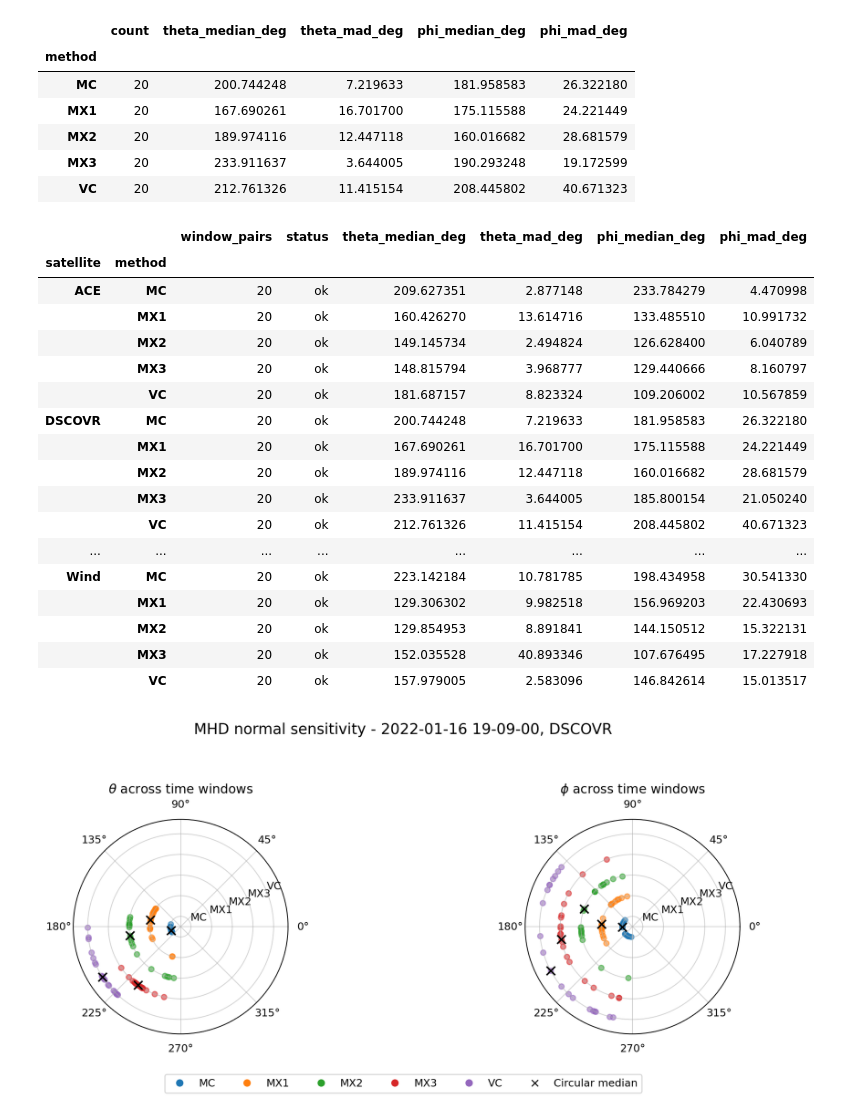
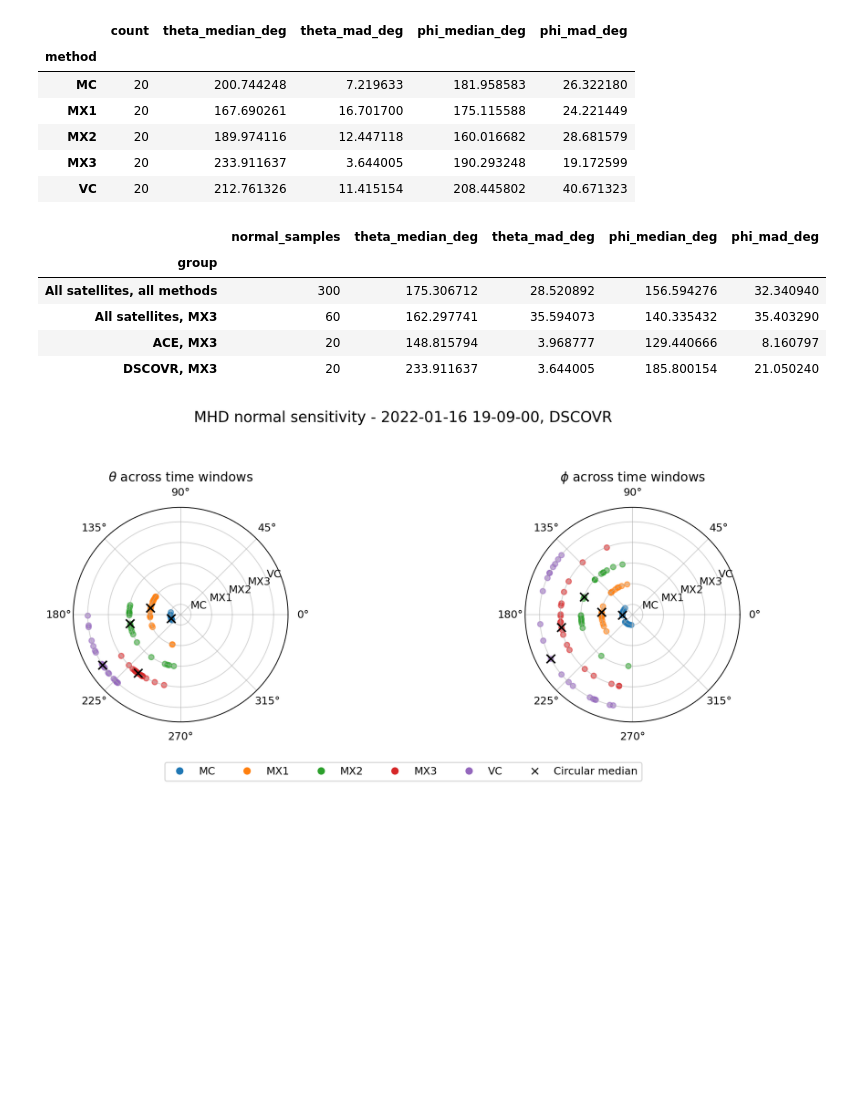
Before and after one commit to oscu0/Shock-and-Awe, a Jupyter notebook: Plots II.ipynb, the cells around one changed output. Drawn from its saved outputs; the diff is of its cells as text; code cells hidden in the pictures; blank space fills up the shorter version.

Commit message:
Codex: Collapse MHD circular statistics table

```diff
--- a/Plots II.ipynb
+++ b/Plots II.ipynb
@@ -37,6 +37,15 @@ MHD_UPSTREAM_WINDOWS = [(-8, -5), (-7, -4), (-6, -3), (-5, -2), (-4, -1)]
 MHD_DOWNSTREAM_WINDOWS = [(1, 4), (2, 5), (3, 6), (4, 7)]
 MHD_METHODS = ("MC", "MX1", "MX2", "MX3", "VC")
 
+# Each selector maps to one row in the compact Section 3 table.
+# The two global labels are injected below, so adding a row only requires another tuple here.
+MHD_TABLE_ROWS = (
+    ("All satellites, all methods", "All satellites", "All methods"),
+    ("All satellites, MX3", "All satellites", "MX3"),
+    ("ACE, MX3", "ace", "MX3"),
+    ("DSCOVR, MX3", "dscovr", "MX3"),
+)
+
 SHOCK_PARAMETERS = json.loads(SHOCK_PARAMS_PATH.read_text())
 KINEMATIC_NORMALS = json.loads(KINEMATIC_NORMALS_PATH.read_text())
 EVENT_OPTIONS = sorted(path.name for path in DATA_DIR.iterdir() if path.is_dir())
@@ -372,91 +381,87 @@ display(mhd_stats)
 | MX3 | 20 | 233.911637 | 3.644005 | 190.293248 | 19.172599 |
 | VC | 20 | 212.761326 | 11.415154 | 208.445802 | 40.671323 |
 # %%
-# Table: circular window-sweep statistics for every non-blocklisted satellite
+# Table: compact aggregate circular window-sweep statistics
 EVENT = EVENT_PICKER.value
 table_frames, table_params, _, table_satellites = load_event(EVENT)
-mhd_satellite_stat_rows = []
+mhd_window_rows = []
 
 for satellite in table_satellites:
     satellite_frame = table_frames[satellite]
     b_columns = next((columns for columns in FIELD_VECTOR_COLUMN_SETS["B"] if all(column in satellite_frame.columns for column in columns)), None)
     v_columns = next((columns for columns in FIELD_VECTOR_COLUMN_SETS["V"] if all(column in satellite_frame.columns for column in columns)), None)
 
+    # Satellites without both vectors cannot contribute an MHD normal.
     if b_columns is None or v_columns is None:
-        missing_vectors = []
-        if b_columns is None:
-            missing_vectors.append("B")
-        if v_columns is None:
-            missing_vectors.append("V")
-        for method in MHD_METHODS:
-            mhd_satellite_stat_rows.append({"satellite": satellite_label(satellite), "method": method, "window_pairs": 0, "theta_median_deg": np.nan, "theta_mad_deg": np.nan, "phi_median_deg": np.nan, "phi_mad_deg": np.nan, "status": f"missing {' and '.join(missing_vectors)} vector"})
         continue
 
     satellite_t0 = event_time_for_frame(table_params[satellite]["t0"], satellite_frame)
-    satellite_rows = []
     for upstream_window in MHD_UPSTREAM_WINDOWS:
         for downstream_window in MHD_DOWNSTREAM_WINDOWS:
             upstream_start = satellite_t0 + pd.Timedelta(minutes=upstream_window[0])
             upstream_end = satellite_t0 + pd.Timedelta(minutes=upstream_window[1])
             downstream_start = satellite_t0 + pd.Timedelta(minutes=downstream_window[0])
             downstream_end = satellite_t0 + pd.Timedelta(minutes=downstream_window[1])
 
             b_upstream = satellite_frame.loc[upstream_start:upstream_end, list(b_columns)].mean().to_numpy(dtype=float)
             b_downstream = satellite_frame.loc[downstream_start:downstream_end, list(b_columns)].mean().to_numpy(dtype=float)
             v_upstream = satellite_frame.loc[upstream_start:upstream_end, list(v_columns)].mean().to_numpy(dtype=float)
             v_downstream = satellite_frame.loc[downstream_start:downstream_end, list(v_columns)].mean().to_numpy(dtype=float)
             assert np.isfinite(np.concatenate((b_upstream, b_downstream, v_upstream, v_downstream))).all(), f"Non-finite MHD averaging window for {satellite} at {EVENT}"
 
             delta_b = b_downstream - b_upstream
             delta_v = v_downstream - v_upstream
             raw_normals = {
                 "MC": np.cross(np.cross(b_downstream, b_upstream), delta_b),
                 "MX1": np.cross(np.cross(b_upstream, delta_v), delta_b),
                 "MX2": np.cross(np.cross(b_downstream, delta_v), delta_b),
                 "MX3": np.cross(np.cross(delta_b, delta_v), delta_b),
                 "VC": delta_v,
             }
 
             for method in MHD_METHODS:
                 raw_normal = raw_normals[method]
                 assert np.linalg.norm(raw_normal) > 0, f"Degenerate {method} normal for {satellite} at {EVENT}"
                 theta, phi = normal_angles(raw_normal)
-                satellite_rows.append({"method": method, "theta_deg": theta, "phi_deg": phi})
+                mhd_window_rows.append({"satellite": satellite, "method": method, "theta_deg": theta, "phi_deg": phi})
 
-    satellite_results = pd.DataFrame(satellite_rows)
-    for method in MHD_METHODS:
-        method_results = satellite_results.loc[satellite_results["method"] == method]
-        statistics = {"satellite": satellite_label(satellite), "method": method, "window_pairs": len(method_results), "status": "ok"}
-        for column, short_name in (("theta_deg", "theta"), ("phi_deg", "phi")):
-            angles = method_results[column].to_numpy(dtype=float)
-            pairwise_distance = np.abs((angles[:, None] - angles[None, :] + 180) % 360 - 180)
-            circular_median = angles[pairwise_distance.sum(axis=1).argmin()]
-            angular_distance = np.abs((angles - circular_median + 180) % 360 - 180)
-            statistics[f"{short_name}_median_deg"] = circular_median
-            statistics[f"{short_name}_mad_deg"] = np.median(angular_distance)
-        mhd_satellite_stat_rows.append(statistics)
+mhd_all_window_results = pd.DataFrame(mhd_window_rows)
+assert not mhd_all_window_results.empty, f"No MHD-capable satellites for {EVENT}"
 
-mhd_satellite_stats = pd.DataFrame(mhd_satellite_stat_rows).set_index(["satellite", "method"]).sort_index()
-display(mhd_satellite_stats)
+# Inject global satellite and method rows, then use MHD_TABLE_ROWS to select the four displayed aggregates.
+mhd_table_results = pd.concat((
+    mhd_all_window_results,
+    mhd_all_window_results.assign(satellite="All satellites"),
+), ignore_index=True)
+mhd_table_results = pd.concat((
+    mhd_table_results,
+    mhd_table_results.assign(method="All methods"),
+), ignore_index=True)
+
+mhd_aggregate_stat_rows = []
+for label, satellite_selector, method_selector in MHD_TABLE_ROWS:
+    selected_results = mhd_table_results.loc[(mhd_table_results["satellite"] == satellite_selector) & (mhd_table_results["method"] == method_selector)]
+    assert not selected_results.empty, f"No MHD normals for {label} at {EVENT}"
+
+    statistics = {"group": label, "normal_samples": len(selected_results)}
+    for column, short_name in (("theta_deg", "theta"), ("phi_deg", "phi")):
+        angles = selected_results[column].to_numpy(dtype=float)
+        pairwise_distance = np.abs((angles[:, None] - angles[None, :] + 180) % 360 - 180)
+        circular_median = angles[pairwise_distance.sum(axis=1).argmin()]
+        angular_distance = np.abs((angles - circular_median + 180) % 360 - 180)
+        statistics[f"{short_name}_median_deg"] = circular_median
+        statistics[f"{short_name}_mad_deg"] = np.median(angular_distance)
+    mhd_aggregate_stat_rows.append(statistics)
+
+mhd_aggregate_stats = pd.DataFrame(mhd_aggregate_stat_rows).set_index("group")
+display(mhd_aggregate_stats)
 # %% [output]
-|  |  | window_pairs | status | theta_median_deg | theta_mad_deg | phi_median_deg | phi_mad_deg |
-| satellite | method |  |  |  |  |  |  |
-| ACE | MC | 20 | ok | 209.627351 | 2.877148 | 233.784279 | 4.470998 |
-|  | MX1 | 20 | ok | 160.426270 | 13.614716 | 133.485510 | 10.991732 |
-|  | MX2 | 20 | ok | 149.145734 | 2.494824 | 126.628400 | 6.040789 |
-|  | MX3 | 20 | ok | 148.815794 | 3.968777 | 129.440666 | 8.160797 |
-|  | VC | 20 | ok | 181.687157 | 8.823324 | 109.206002 | 10.567859 |
-| DSCOVR | MC | 20 | ok | 200.744248 | 7.219633 | 181.958583 | 26.322180 |
-|  | MX1 | 20 | ok | 167.690261 | 16.701700 | 175.115588 | 24.221449 |
-|  | MX2 | 20 | ok | 189.974116 | 12.447118 | 160.016682 | 28.681579 |
-|  | MX3 | 20 | ok | 233.911637 | 3.644005 | 185.800154 | 21.050240 |
-|  | VC | 20 | ok | 212.761326 | 11.415154 | 208.445802 | 40.671323 |
-| ... | ... | ... | ... | ... | ... | ... | ... |
-| Wind | MC | 20 | ok | 223.142184 | 10.781785 | 198.434958 | 30.541330 |
-|  | MX1 | 20 | ok | 129.306302 | 9.982518 | 156.969203 | 22.430693 |
-|  | MX2 | 20 | ok | 129.854953 | 8.891841 | 144.150512 | 15.322131 |
-|  | MX3 | 20 | ok | 152.035528 | 40.893346 | 107.676495 | 17.227918 |
-|  | VC | 20 | ok | 157.979005 | 2.583096 | 146.842614 | 15.013517 |
+|  | normal_samples | theta_median_deg | theta_mad_deg | phi_median_deg | phi_mad_deg |
+| group |  |  |  |  |  |
+| All satellites, all methods | 300 | 175.306712 | 28.520892 | 156.594276 | 32.340940 |
+| All satellites, MX3 | 60 | 162.297741 | 35.594073 | 140.335432 | 35.403290 |
+| ACE, MX3 | 20 | 148.815794 | 3.968777 | 129.440666 | 8.160797 |
+| DSCOVR, MX3 | 20 | 233.911637 | 3.644005 | 185.800154 | 21.050240 |
 # %%
 # Plot: theta and phi clouds, one radial ring per MHD method
 fig, axes = plt.subplots(ncols=2, figsize=(12, 5), subplot_kw={"projection": "polar"})
```
